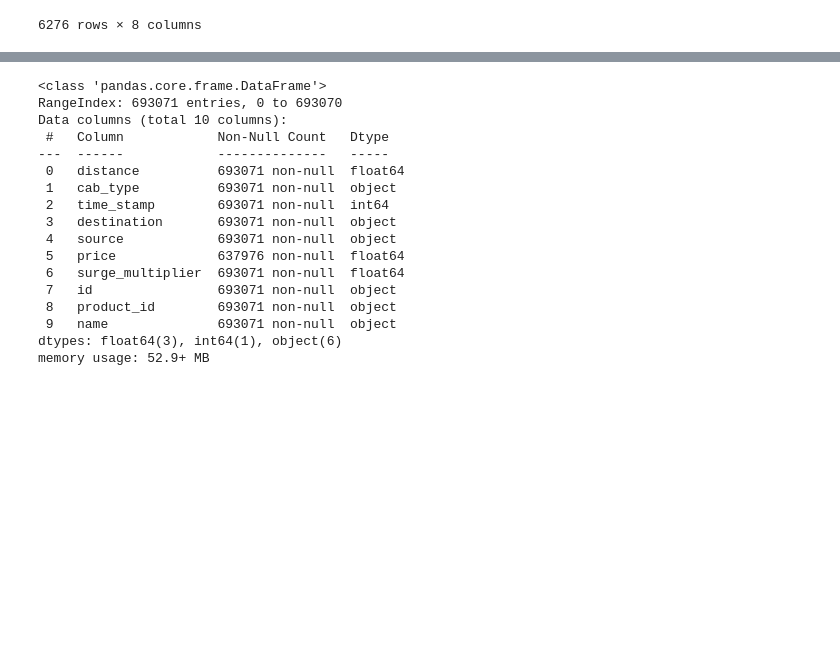
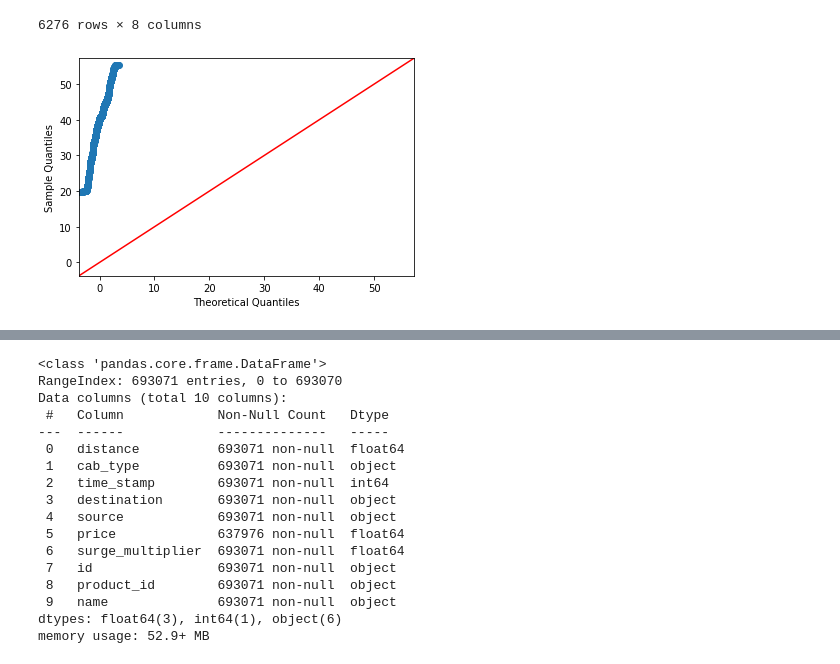
Before and after one commit to michaelle93/D214capstone, a Jupyter notebook: D214Report.ipynb, the cells around one changed output, grey strips where cells are left out. Cells and saved outputs as stored; diff of their text form; code cells hidden in the pictures; blank space fills up the shorter version.

```diff
--- a/D214Report.ipynb
+++ b/D214Report.ipynb
@@ -134,3 +139,8 @@ df2
 | 6274 | 44.78 | Theatre District | 0.89 | 1000.70 | NaN | 1543819974 | 0.96 | 1.54 |
 | 6275 | 44.69 | West End | 0.89 | 1000.70 | NaN | 1543819974 | 0.96 | 1.52 |
 6276 rows × 8 columns
+# %%
+fig = sm.qqplot(df2['temp'], line='45')
+plt.show()
+# %% [output]
+[figure, added]
```
Also changed, not shown: parts of 22 cells of this notebook.
